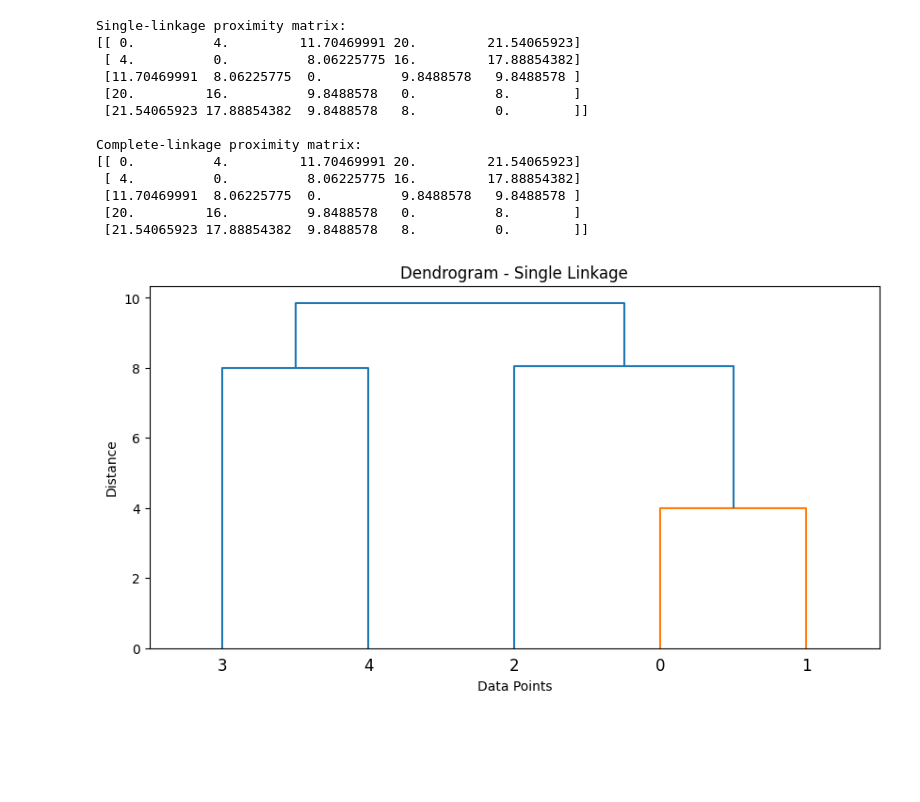
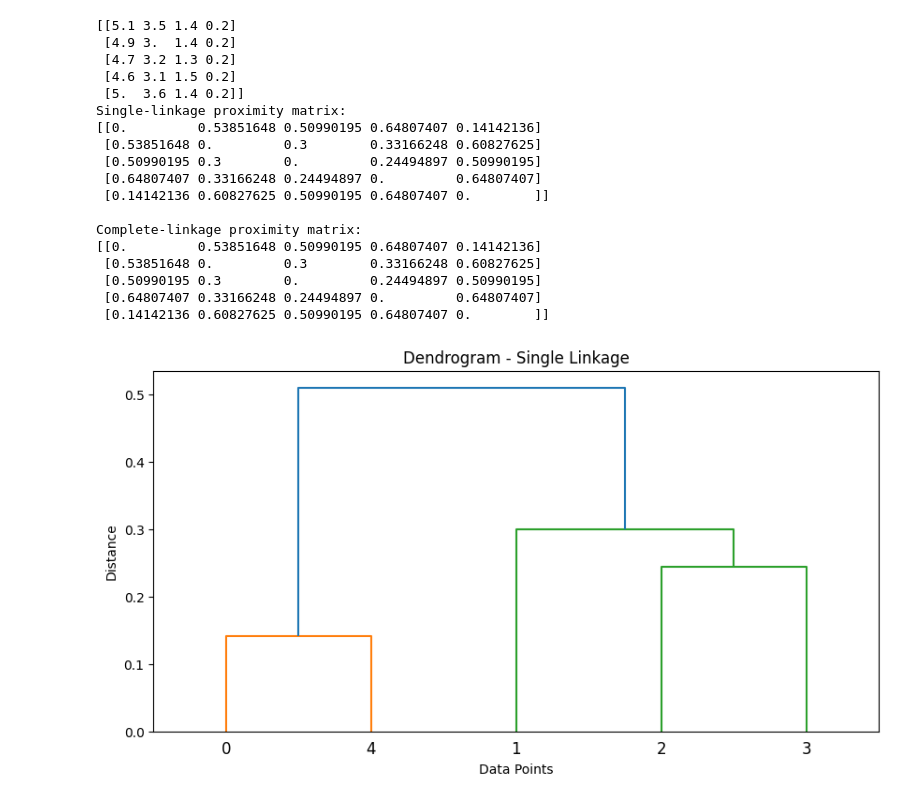
Before and after one commit to shivkaraman/mlLab, a Jupyter notebook: 09_single and complete linkage.ipynb, the cells around one changed output. Drawn from its saved outputs; the diff is of its cells as text; code cells hidden in the pictures; blank space fills up the shorter version.

```diff
--- a/09_single and complete linkage.ipynb
+++ b/09_single and complete linkage.ipynb
@@ -1,14 +1,13 @@
 # %%
 import numpy as np
+import pandas as pd
 import matplotlib.pyplot as plt
 from scipy.cluster.hierarchy import dendrogram, linkage
+from sklearn.datasets import load_iris
 
-# Define the dataset
-data = np.array([[4,4],
-                 [8,4],
-                 [15,8],
-                 [24,4],
-                 [24,12]])
+iris = pd.read_csv('Iris.csv').drop('species', axis=1).values
+data = iris[:5]
+print(data)
 
 # Function to calculate the proximity matrix based on single-linkage
 def single_linkage(data):
@@ -38,41 +37,46 @@ def complete_linkage(data):
 single_linkage_matrix = single_linkage(data)
 print("Single-linkage proximity matrix:")
 print(single_linkage_matrix)
 
 # Calculate the proximity matrix using complete-linkage
 complete_linkage_matrix = complete_linkage(data)
 print("\nComplete-linkage proximity matrix:")
 print(complete_linkage_matrix)
 
 # Plot the dendrogram using single-linkage
 linkage_matrix = linkage(data, method='single')
 plt.figure(figsize=(10, 5))
 dendrogram(linkage_matrix)
 plt.title('Dendrogram - Single Linkage')
 plt.xlabel('Data Points')
 plt.ylabel('Distance')
 plt.show()
 
 # Plot the dendrogram using complete-linkage
 linkage_matrix = linkage(data, method='complete')
 plt.figure(figsize=(10, 5))
 dendrogram(linkage_matrix)
 plt.title('Dendrogram - Complete Linkage')
 plt.xlabel('Data Points')
 plt.ylabel('Distance')
 plt.show()
 # %% [output]
+[[5.1 3.5 1.4 0.2]
+ [4.9 3.  1.4 0.2]
+ [4.7 3.2 1.3 0.2]
+ [4.6 3.1 1.5 0.2]
+ [5.  3.6 1.4 0.2]]
 Single-linkage proximity matrix:
-[[ 0.          4.         11.70469991 20.         21.54065923]
- [ 4.          0.          8.06225775 16.         17.88854382]
- [11.70469991  8.06225775  0.          9.8488578   9.8488578 ]
- [20.         16.          9.8488578   0.          8.        ]
- [21.54065923 17.88854382  9.8488578   8.          0.        ]]
+[[0.         0.53851648 0.50990195 0.64807407 0.14142136]
+ [0.53851648 0.         0.3        0.33166248 0.60827625]
+ [0.50990195 0.3        0.         0.24494897 0.50990195]
+ [0.64807407 0.33166248 0.24494897 0.         0.64807407]
+ [0.14142136 0.60827625 0.50990195 0.64807407 0.        ]]
 
 Complete-linkage proximity matrix:
-[[ 0.          4.         11.70469991 20.         21.54065923]
- [ 4.          0.          8.06225775 16.         17.88854382]
- [11.70469991  8.06225775  0.          9.8488578   9.8488578 ]
- [20.         16.          9.8488578   0.          8.        ]
- [21.54065923 17.88854382  9.8488578   8.          0.        ]]
+[[0.         0.53851648 0.50990195 0.64807407 0.14142136]
+ [0.53851648 0.         0.3        0.33166248 0.60827625]
+ [0.50990195 0.3        0.         0.24494897 0.50990195]
+ [0.64807407 0.33166248 0.24494897 0.         0.64807407]
+ [0.14142136 0.60827625 0.50990195 0.64807407 0.        ]]
-[figure, old version]
+[figure, new version]
```
Also changed, not shown: parts of 1 cell of this notebook.
